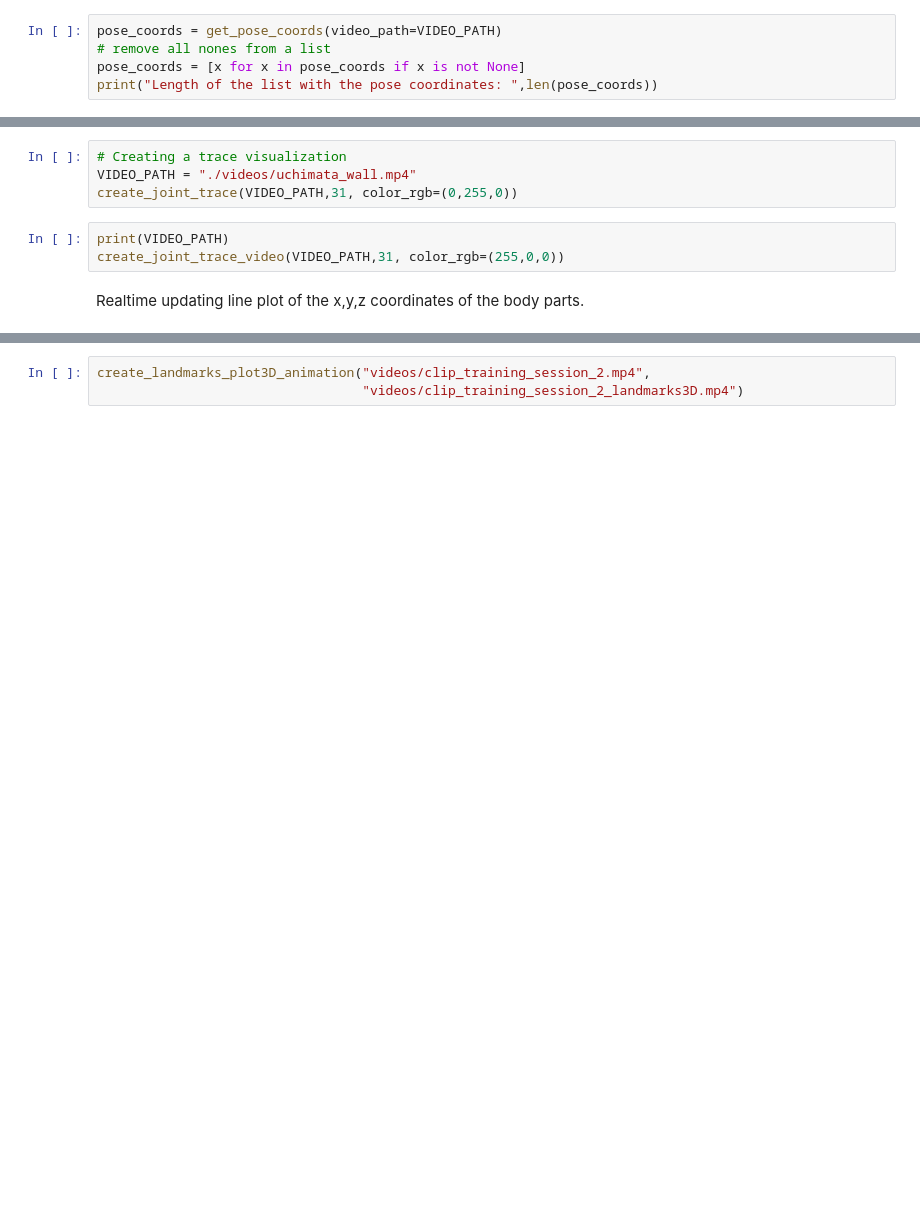
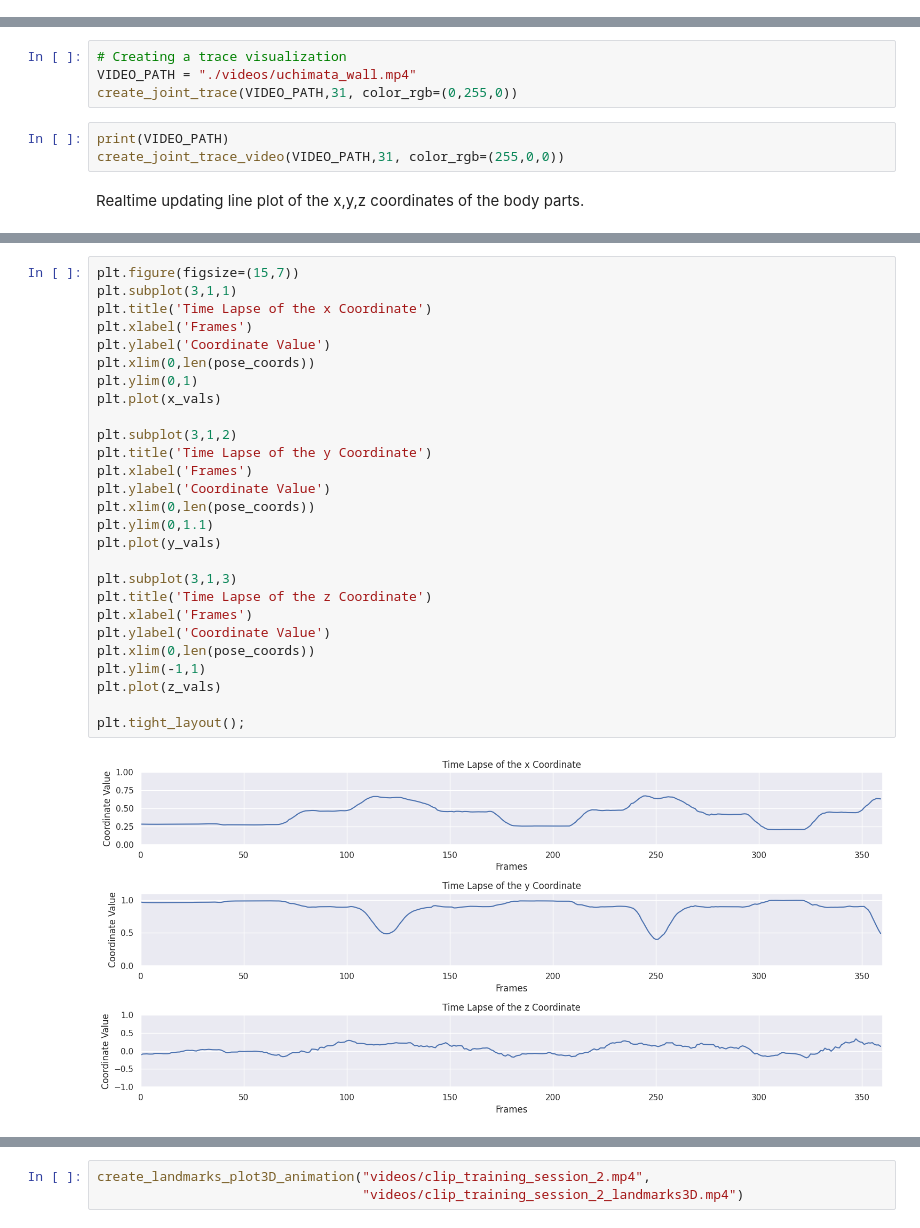
Before and after one commit to EnkrateiaLucca/pose_tracking_jiu_jitsu, a Jupyter notebook: pose_jiu_code.ipynb, the cells around one changed output, grey strips where cells are left out. Cells and saved outputs as stored; diff of their text form; blank space fills up the shorter version.

```diff
--- a/pose_jiu_code.ipynb
+++ b/pose_jiu_code.ipynb
@@ -93,10 +101,5 @@ the desired movements. Like for example I am using olympiam judokas
 as my reference to improve my uchimata movement.
 
 (*This function and the interactive widget are not finished*)
-# %%
-pose_coords = get_pose_coords(video_path=VIDEO_PATH)
-# remove all nones from a list
-pose_coords = [x for x in pose_coords if x is not None]
-print("Length of the list with the pose coordinates: ",len(pose_coords))
 # %% [markdown]
 Now let's plot the x,y,z coordinates separately in time:
@@ -260,3 +213,32 @@ while True:
 cap.release()
 cv2.destroyAllWindows()
 plt.close()
+# %%
+plt.figure(figsize=(15,7))
+plt.subplot(3,1,1)
+plt.title('Time Lapse of the x Coordinate')
+plt.xlabel('Frames')
+plt.ylabel('Coordinate Value')
+plt.xlim(0,len(pose_coords))
+plt.ylim(0,1)
+plt.plot(x_vals)
+
+plt.subplot(3,1,2)
+plt.title('Time Lapse of the y Coordinate')
+plt.xlabel('Frames')
+plt.ylabel('Coordinate Value')
+plt.xlim(0,len(pose_coords))
+plt.ylim(0,1.1)
+plt.plot(y_vals)
+
+plt.subplot(3,1,3)
+plt.title('Time Lapse of the z Coordinate')
+plt.xlabel('Frames')
+plt.ylabel('Coordinate Value')
+plt.xlim(0,len(pose_coords))
+plt.ylim(-1,1)
+plt.plot(z_vals)
+
+plt.tight_layout();
+# %% [output]
+[figure, added]
```
Also changed, not shown: parts of 25 cells of this notebook, 4 other files.
